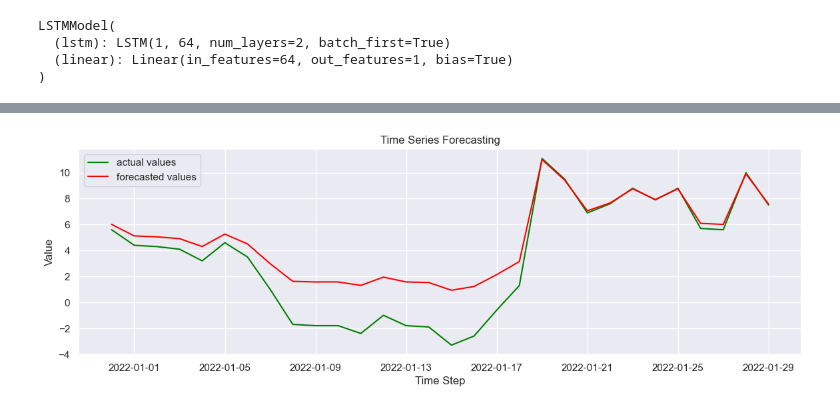
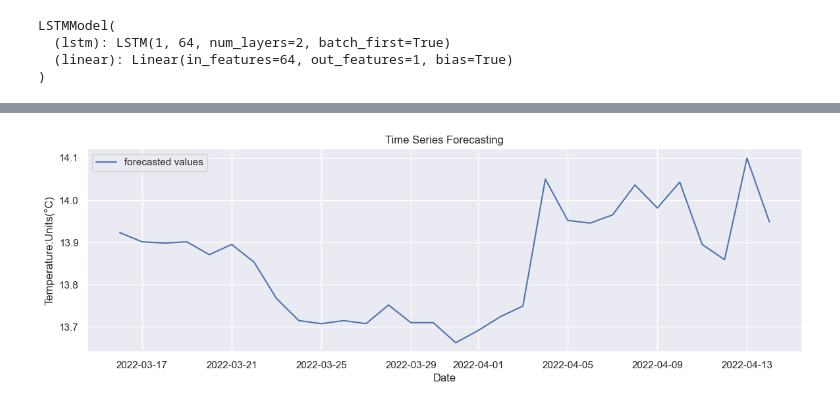
Before and after one commit to Yiwen-YY/ELEC0088_SNS, a Jupyter notebook: data_training.ipynb, the cells around one changed output, grey strips where cells are left out. Drawn from its saved outputs; the diff is of its cells as text; code cells hidden in the pictures.

```diff
--- a/data_training.ipynb
+++ b/data_training.ipynb
@@ -107,12 +79,8 @@ LSTMModel(
   (linear): Linear(in_features=64, out_features=1, bias=True)
 )
 # %%
-batch_size = 16
+batch_size = 4
 # Create DataLoader for batch training
 train_dataset = torch.utils.data.TensorDataset(X_train, y_train)
 train_loader = torch.utils.data.DataLoader(train_dataset, batch_size=batch_size, shuffle=True)
-
-# Create DataLoader for batch training
-tavg_testset = torch.utils.data.TensorDataset(X_test, y_test)
-test_loader = torch.utils.data.DataLoader(tavg_testset, batch_size=batch_size, shuffle=False)
 # %%
@@ -175,13 +156,6 @@ plt.show()
 # %%
 # Define the number of future time steps to forecast
 num_forecast_steps = 30
-
-# Convert to NumPy and remove singleton dimensions
-sequence_to_plot = X_test.squeeze().cpu().numpy()
-
-# Use the last 30 data points as the starting point
-historical_data = sequence_to_plot[-1]
-print(historical_data.shape)
 
 # Initialize a list to store the forecasted values
 forecasted_values = []
@@ -202,13 +176,13 @@ with torch.no_grad():
         historical_data[-1] = predicted_value
 
 
-# Generate futute dates
-last_date = pd.to_datetime('2021-12-30')
+# Generate future dates
+last_date = pd.to_datetime('2022-03-15', format='%Y-%m-%d')
 
 # Generate the next 30 dates
 future_dates = pd.date_range(start=last_date + pd.DateOffset(1), periods=30)
 
 # Concatenate the original index with the future dates
-# combined_index = df_test.index.append(future_dates)
-combined_index = pd.lin
+combined_index = df_train.index.append(future_dates)
+last_date
 # %% [output]
@@ -226,25 +190,17 @@ Index([                  0,                   1,                   2,
 # %%
-#set the size of the plot
+# Set the size of the plot
 plt.rcParams['figure.figsize'] = [14, 4]
 
-#Test data
-# plt.plot(df_test['date'], df_test['tavg'], label = "tavg_test", color = "b")
-#reverse the scaling transformation
-original_cases = scaler.inverse_transform(np.expand_dims(sequence_to_plot[-1], axis=0)).flatten()
+# Forecasted Values
+# Reverse the scaling transformation
+forecasted_cases = scaler.inverse_transform(np.expand_dims(forecasted_values, axis=0)).flatten()
 
-#the historical data used as input for forecasting
-plt.plot(combined_index[-30:], original_cases, label='actual values', color='green')
+plt.plot(combined_index[-30:], forecasted_cases[-30:], label='forecasted values')
 
-#Forecasted Values
-#reverse the scaling transformation
-forecasted_cases = scaler.inverse_transform(np.expand_dims(forecasted_values, axis=0)).flatten()
-# plotting the forecasted values
-plt.plot(combined_index[-30:], forecasted_cases[-30:], label='forecasted values', color='red')
-
-plt.xlabel('Time Step')
-plt.ylabel('Value')
+plt.xlabel('Date')
+plt.ylabel(r'Temperature:Units(' + chr(176) + 'C)')
 plt.legend()
 plt.title('Time Series Forecasting')
 plt.grid(True)
 # %% [output]
-[figure, old version]
+[figure, new version]
```
Also changed, not shown: parts of 11 cells of this notebook, 15 other files.
